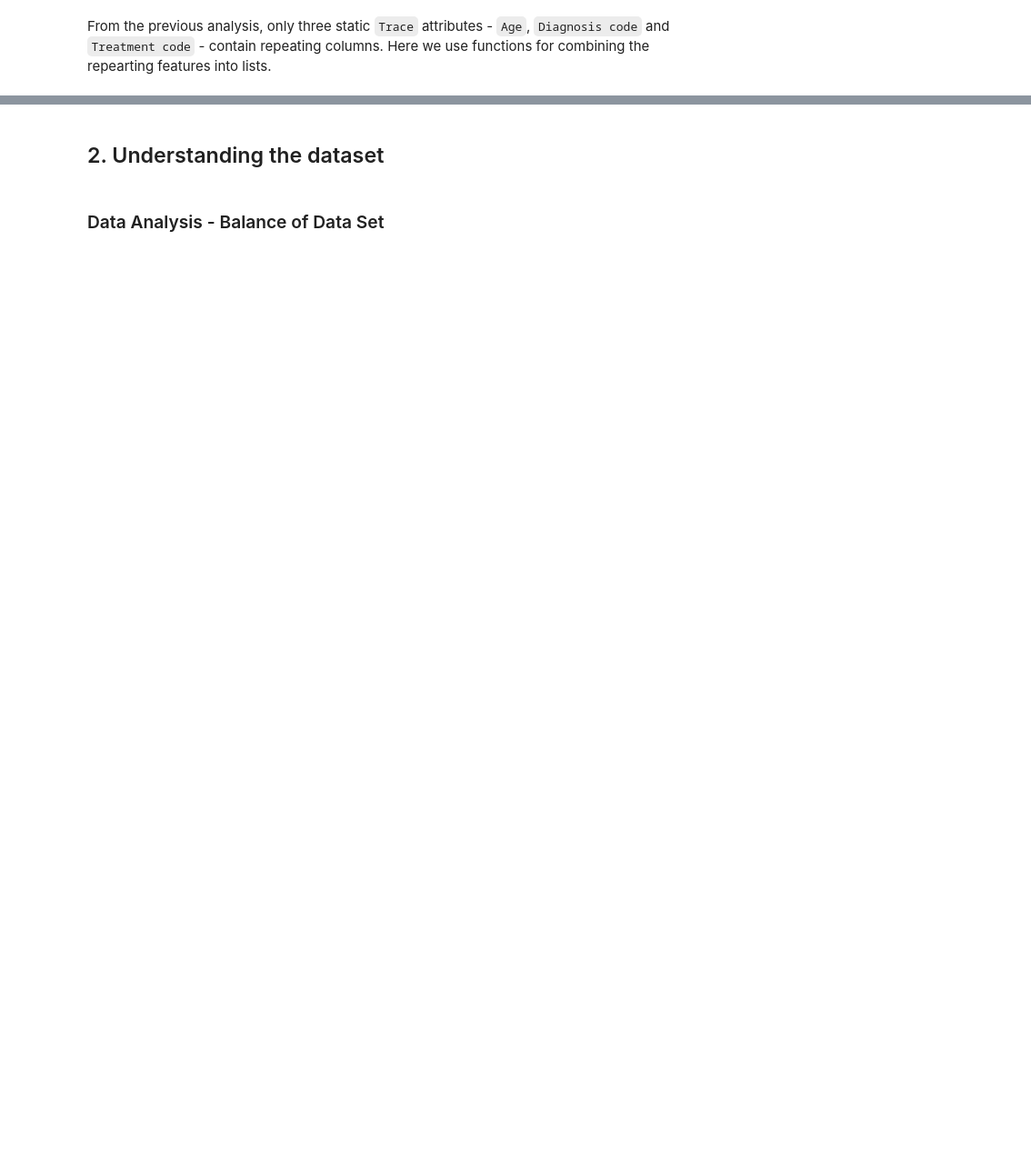
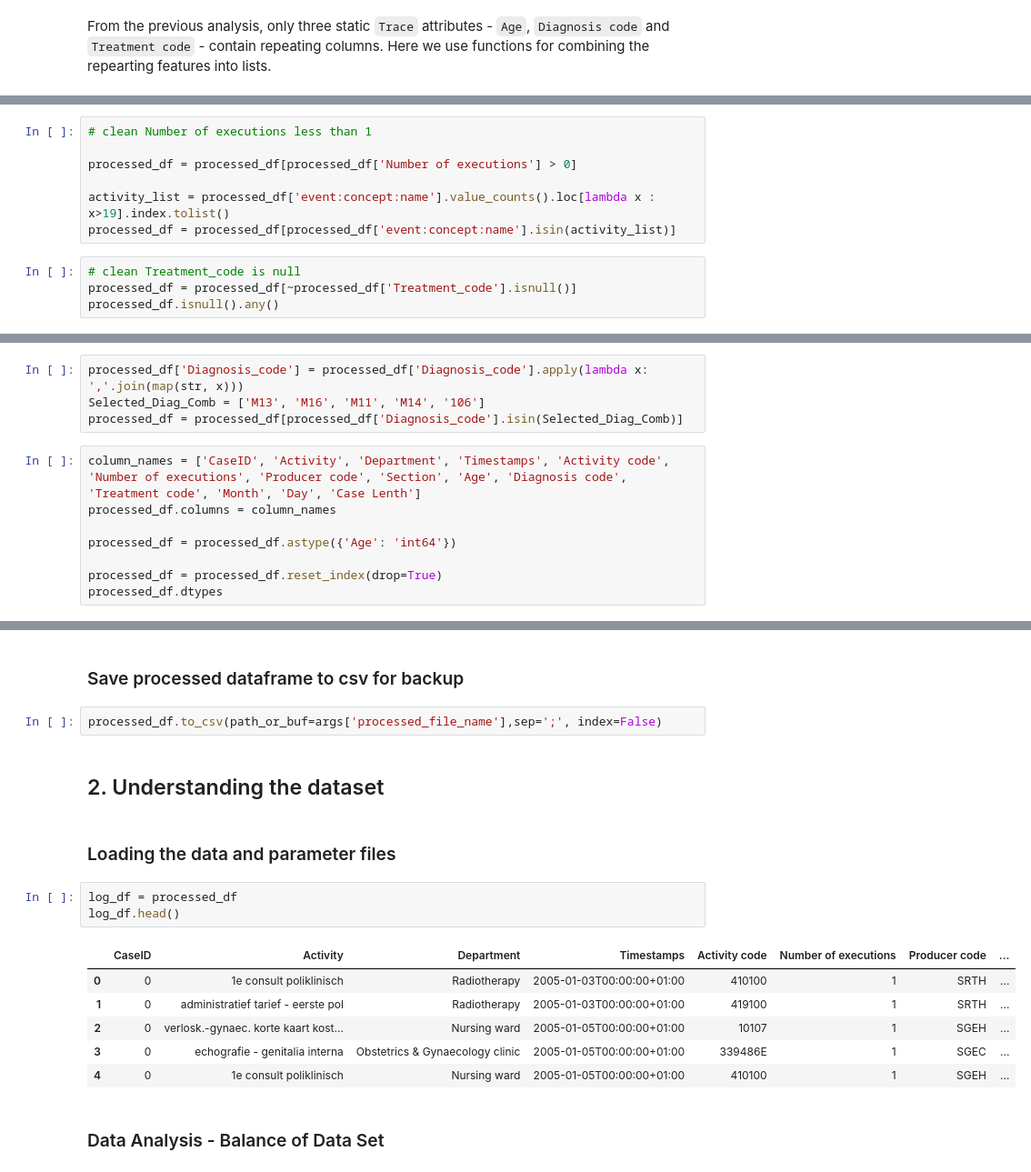
Before and after one commit to ZhipengHe/Explainable-DL-ProcessPredictionss, a Jupyter notebook: bpic11_preprocessing.ipynb, the cells around one changed output, grey strips where cells are left out. Shown: that part at 91% size. Saved outputs shown, nothing was run; the diff lists cells and outputs as text; blank space fills up the shorter version.

```diff
--- a/bpic11_preprocessing.ipynb
+++ b/bpic11_preprocessing.ipynb
@@ -203,0 +338,11 @@ For three feature lists, we apply different methods to choose a suitable value.
+# %%
+# clean Number of executions less than 1
+
+processed_df = processed_df[processed_df['Number of executions'] > 0]
+
+activity_list = processed_df['event:concept:name'].value_counts().loc[lambda x : x>19].index.tolist()
+processed_df = processed_df[processed_df['event:concept:name'].isin(activity_list)]
+# %%
+# clean Treatment_code is null
+processed_df = processed_df[~processed_df['Treatment_code'].isnull()]
+processed_df.isnull().any()
@@ -203,0 +365,12 @@ For three feature lists, we apply different methods to choose a suitable value.
+# %%
+processed_df['Diagnosis_code'] = processed_df['Diagnosis_code'].apply(lambda x: ','.join(map(str, x)))
+Selected_Diag_Comb = ['M13', 'M16', 'M11', 'M14', '106']
+processed_df = processed_df[processed_df['Diagnosis_code'].isin(Selected_Diag_Comb)]
+# %%
+column_names = ['CaseID', 'Activity', 'Department', 'Timestamps', 'Activity code', 'Number of executions', 'Producer code', 'Section', 'Age', 'Diagnosis code', 'Treatment code', 'Month', 'Day', 'Case Lenth']
+processed_df.columns = column_names
+
+processed_df = processed_df.astype({'Age': 'int64'})
+
+processed_df = processed_df.reset_index(drop=True)
+processed_df.dtypes
@@ -204,5 +393,21 @@ For three feature lists, we apply different methods to choose a suitable value.
+# %% [markdown]
+### Save processed dataframe to csv for backup
+# %%
+processed_df.to_csv(path_or_buf=args['processed_file_name'],sep=';', index=False)
 # %% [markdown]
 ## 2. Understanding the dataset
+# %% [markdown]
+### Loading the data and parameter files
+# %%
+log_df = processed_df
+log_df.head()
+# %% [output]
+|  | CaseID | Activity | Department | Timestamps | Activity code | Number of executions | Producer code | ... |
+| 0 | 0 | 1e consult poliklinisch | Radiotherapy | 2005-01-03T00:00:00+01:00 | 410100 | 1 | SRTH | ... |
+| 1 | 0 | administratief tarief - eerste pol | Radiotherapy | 2005-01-03T00:00:00+01:00 | 419100 | 1 | SRTH | ... |
+| 2 | 0 | verlosk.-gynaec. korte kaart kost... | Nursing ward | 2005-01-05T00:00:00+01:00 | 10107 | 1 | SGEH | ... |
+| 3 | 0 | echografie - genitalia interna | Obstetrics & Gynaecology clinic | 2005-01-05T00:00:00+01:00 | 339486E | 1 | SGEC | ... |
+| 4 | 0 | 1e consult poliklinisch | Nursing ward | 2005-01-05T00:00:00+01:00 | 410100 | 1 | SGEH | ... |
 # %% [markdown]
 ### Data Analysis - Balance of Data Set
 # %%
```
Also changed, not shown: parts of 62 cells of this notebook, 1 other file.
